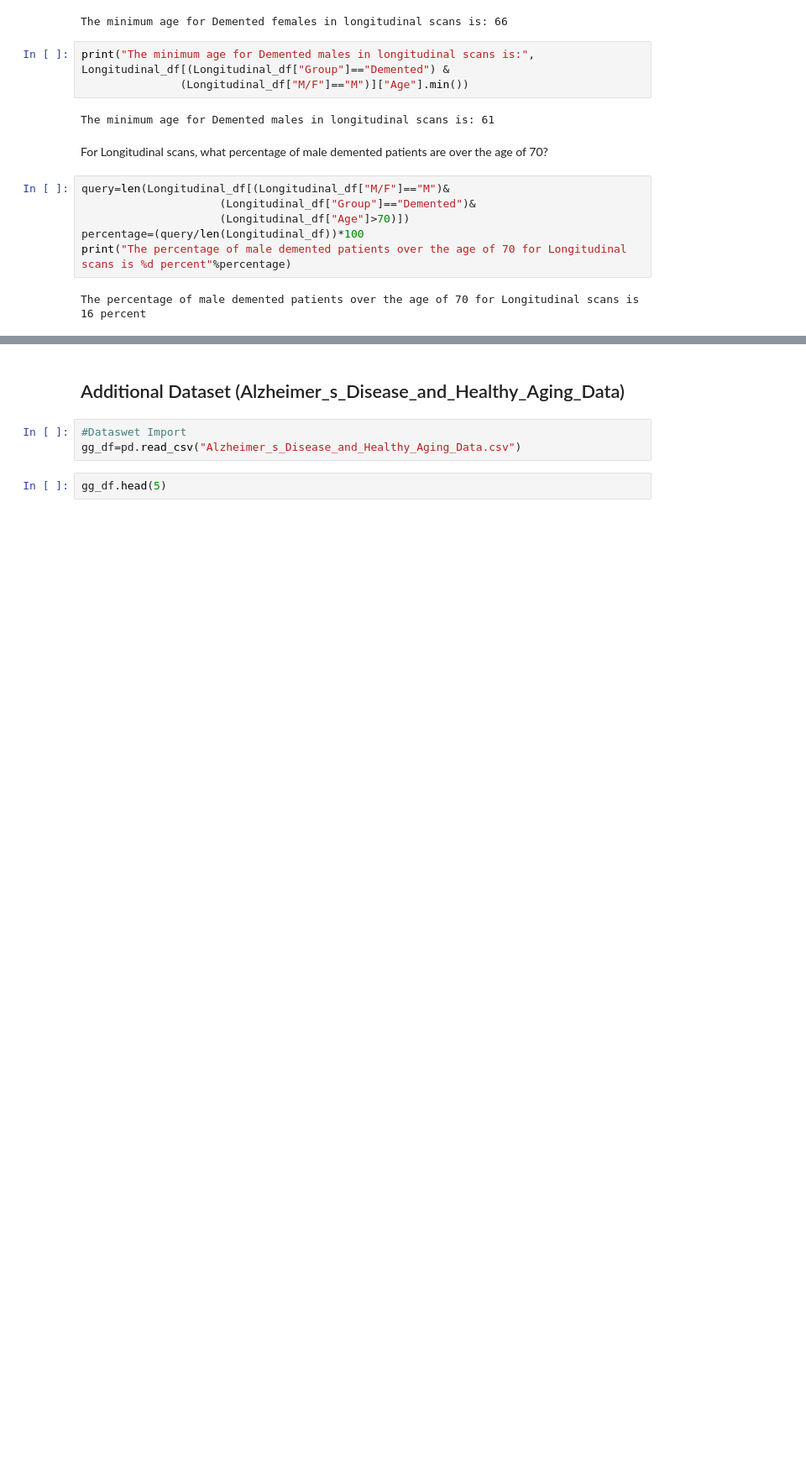
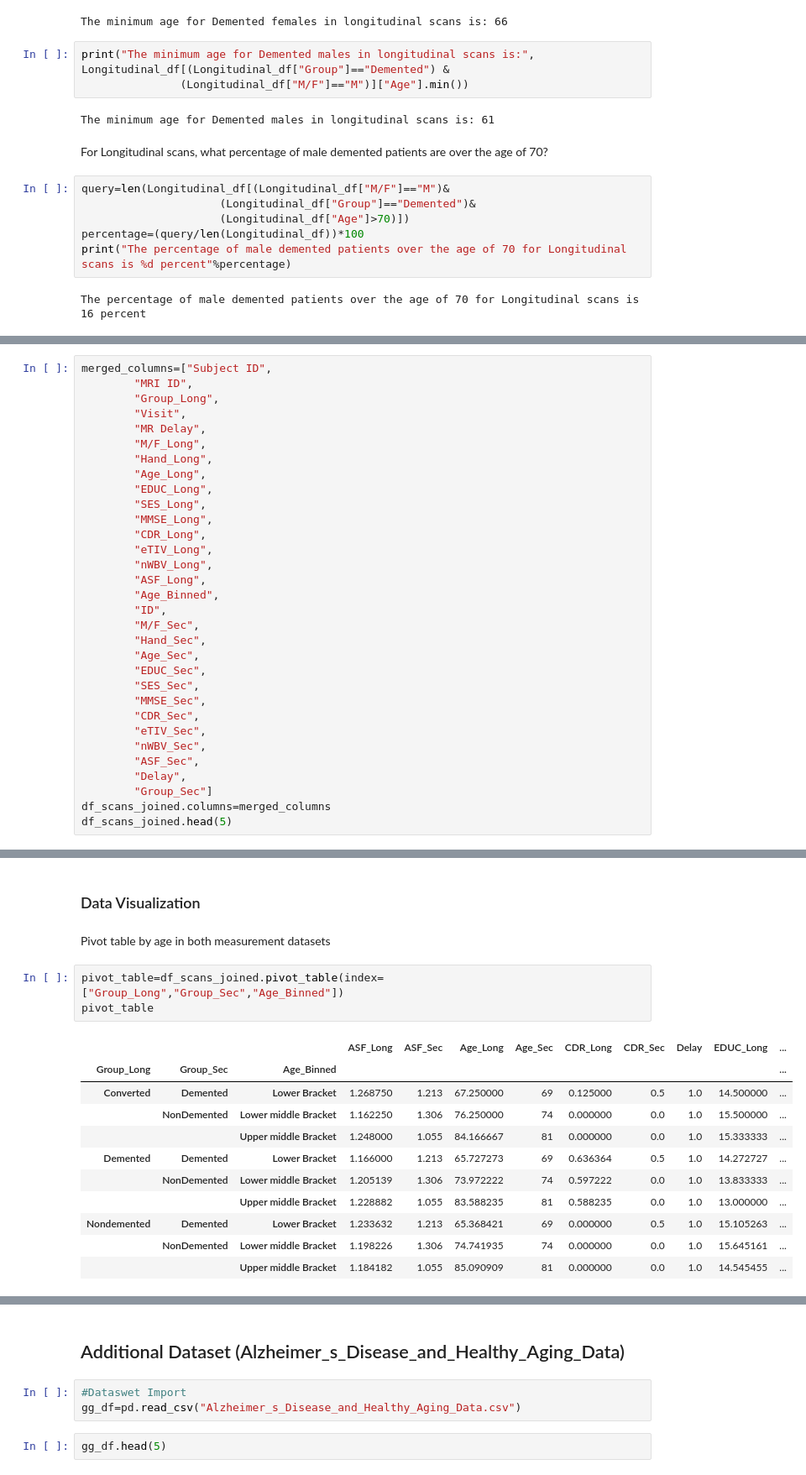
Before and after one commit to Rhaegar2012/CPSC-Project, a Jupyter notebook: CPSC-End of Term Project .ipynb, the cells around one changed output, grey strips where cells are left out. Shown: that part at 84% size. Saved outputs shown, nothing was run; the diff lists cells and outputs as text; blank space fills up the shorter version.

```diff
--- a/CPSC-End of Term Project .ipynb
+++ b/CPSC-End of Term Project .ipynb
@@ -471,0 +556,32 @@ Visualization of data distribution across all groups for Longitudinal and Cross
+# %%
+merged_columns=["Subject ID",
+        "MRI ID",
+        "Group_Long",
+        "Visit",
+        "MR Delay",
+        "M/F_Long",
+        "Hand_Long",
+        "Age_Long",
+        "EDUC_Long",
+        "SES_Long",
+        "MMSE_Long",
+        "CDR_Long",
+        "eTIV_Long",
+        "nWBV_Long",
+        "ASF_Long",
+        "Age_Binned",
+        "ID",
+        "M/F_Sec",
+        "Hand_Sec",
+        "Age_Sec",
+        "EDUC_Sec",
+        "SES_Sec",
+        "MMSE_Sec",
+        "CDR_Sec",
+        "eTIV_Sec",
+        "nWBV_Sec",
+        "ASF_Sec",
+        "Delay",
+        "Group_Sec"]
+df_scans_joined.columns=merged_columns
+df_scans_joined.head(5)
@@ -471,0 +595,19 @@ Visualization of data distribution across all groups for Longitudinal and Cross
+# %% [markdown]
+### Data Visualization
+# %% [markdown]
+Pivot table by age in both measurement datasets
+# %%
+pivot_table=df_scans_joined.pivot_table(index=["Group_Long","Group_Sec","Age_Binned"])
+pivot_table
+# %% [output]
+|  |  |  | ASF_Long | ASF_Sec | Age_Long | Age_Sec | CDR_Long | CDR_Sec | Delay | EDUC_Long | ... |
+| Group_Long | Group_Sec | Age_Binned |  |  |  |  |  |  |  |  | ... |
+| Converted | Demented | Lower Bracket | 1.268750 | 1.213 | 67.250000 | 69 | 0.125000 | 0.5 | 1.0 | 14.500000 | ... |
+|  | NonDemented | Lower middle Bracket | 1.162250 | 1.306 | 76.250000 | 74 | 0.000000 | 0.0 | 1.0 | 15.500000 | ... |
+|  |  | Upper middle Bracket | 1.248000 | 1.055 | 84.166667 | 81 | 0.000000 | 0.0 | 1.0 | 15.333333 | ... |
+| Demented | Demented | Lower Bracket | 1.166000 | 1.213 | 65.727273 | 69 | 0.636364 | 0.5 | 1.0 | 14.272727 | ... |
+|  | NonDemented | Lower middle Bracket | 1.205139 | 1.306 | 73.972222 | 74 | 0.597222 | 0.0 | 1.0 | 13.833333 | ... |
+|  |  | Upper middle Bracket | 1.228882 | 1.055 | 83.588235 | 81 | 0.588235 | 0.0 | 1.0 | 13.000000 | ... |
+| Nondemented | Demented | Lower Bracket | 1.233632 | 1.213 | 65.368421 | 69 | 0.000000 | 0.5 | 1.0 | 15.105263 | ... |
+|  | NonDemented | Lower middle Bracket | 1.198226 | 1.306 | 74.741935 | 74 | 0.000000 | 0.0 | 1.0 | 15.645161 | ... |
+|  |  | Upper middle Bracket | 1.184182 | 1.055 | 85.090909 | 81 | 0.000000 | 0.0 | 1.0 | 14.545455 | ... |
```
Also changed, not shown: parts of 18 cells of this notebook.
